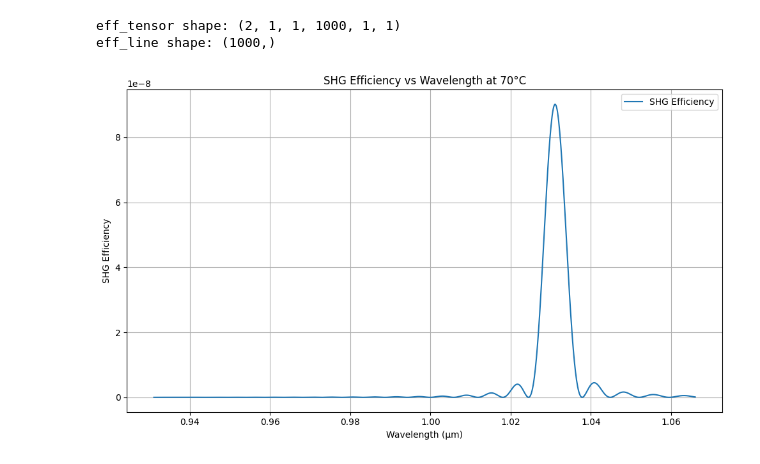
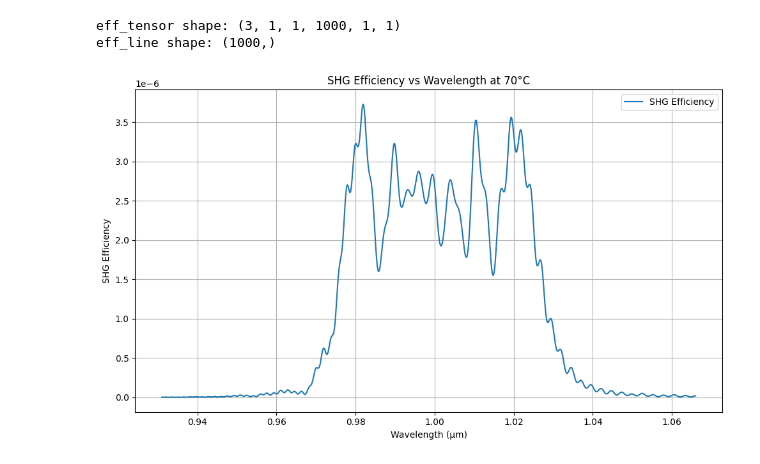
Before and after one commit to Xo1otl/mictlan, a Jupyter notebook: research/syuron/examples/shg2.ipynb, the cells around one changed output. Saved outputs shown, nothing was run; the diff lists cells and outputs as text; code cells hidden in the pictures.

```diff
--- a/research/syuron/examples/shg2.ipynb
+++ b/research/syuron/examples/shg2.ipynb
@@ -6,37 +6,55 @@ import matplotlib.pyplot as plt
 # ドメイン幅と波長範囲の設定
 pp_domain_widths = [3.6] * 100
 pp_domain_widths2 = [3.4] * 100
+
+
+def create_pplt_widths(L, Lambda0, chirp_factor=0.0):
+    widths = []
+    z_current = 0.0
+    while z_current < L:
+        # 現在位置での周期長を計算（チャープ関数）
+        # chirp_factor = 0 の場合は均一な構造になる
+        current_lambda = Lambda0 / (1 + chirp_factor * z_current)
+        half_period = current_lambda / 2.0
+        widths.append(half_period)
+        z_current += current_lambda
+    return widths
+
+
+chirp_domain_widths = create_pplt_widths(2000, 7.2, 0.0001)
+
 wavelength_range = jnp.linspace(0.931, 1.066, 1000).tolist()
 
 # SpectrumParams の設定
 params = shg2.SpectrumParams(
-    domain_widths_dim=[pp_domain_widths, pp_domain_widths2],
-    kappa_magnitude_dim=[1.31E-6],
+    domain_widths_dim=[pp_domain_widths,
+                       pp_domain_widths2, chirp_domain_widths],
+    kappa_magnitude_dim=[1.31E-5],
     T_dim=[70],
     wavelength_dim=wavelength_range,
     fund_power_dim=[1],
     sh_power_dim=[0]
 )
 
 # SHG 効率のスペクトル計算
 eff_tensor = shg2.analyzeSpectrum(params)
 print("eff_tensor shape:", eff_tensor.shape)  # (1, 1, 1, 1000, 1, 1) となる
 
 # slice を使って、4 番目の次元を抽出（他は 0 番目の要素を選択）
-eff_line = eff_tensor[0, 0, 0, :, 0, 0]
+eff_line = eff_tensor[2, 0, 0, :, 0, 0]
 print("eff_line shape:", eff_line.shape)  # (1000,)
 
 # プロット
 plt.figure(figsize=(10, 6))
 plt.plot(wavelength_range, eff_line, label='SHG Efficiency')
 plt.xlabel('Wavelength (μm)')
 plt.ylabel('SHG Efficiency')
 plt.title('SHG Efficiency vs Wavelength at 70°C')
 plt.legend()
 plt.grid(True)
 plt.tight_layout()
 plt.show()
 # %% [output]
-eff_tensor shape: (2, 1, 1, 1000, 1, 1)
+eff_tensor shape: (3, 1, 1, 1000, 1, 1)
 eff_line shape: (1000,)
-[figure, old version]
+[figure, new version]
```
Also changed, not shown: 1 other file.
